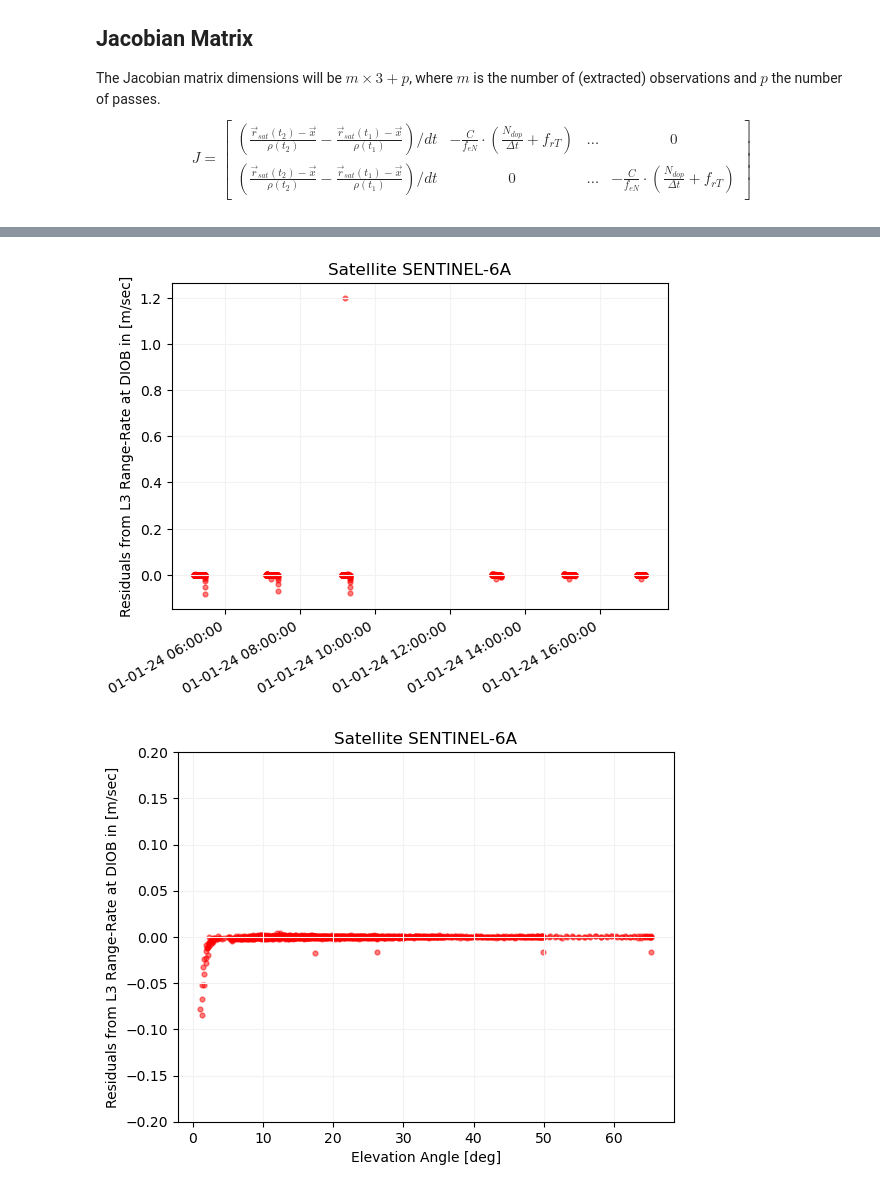
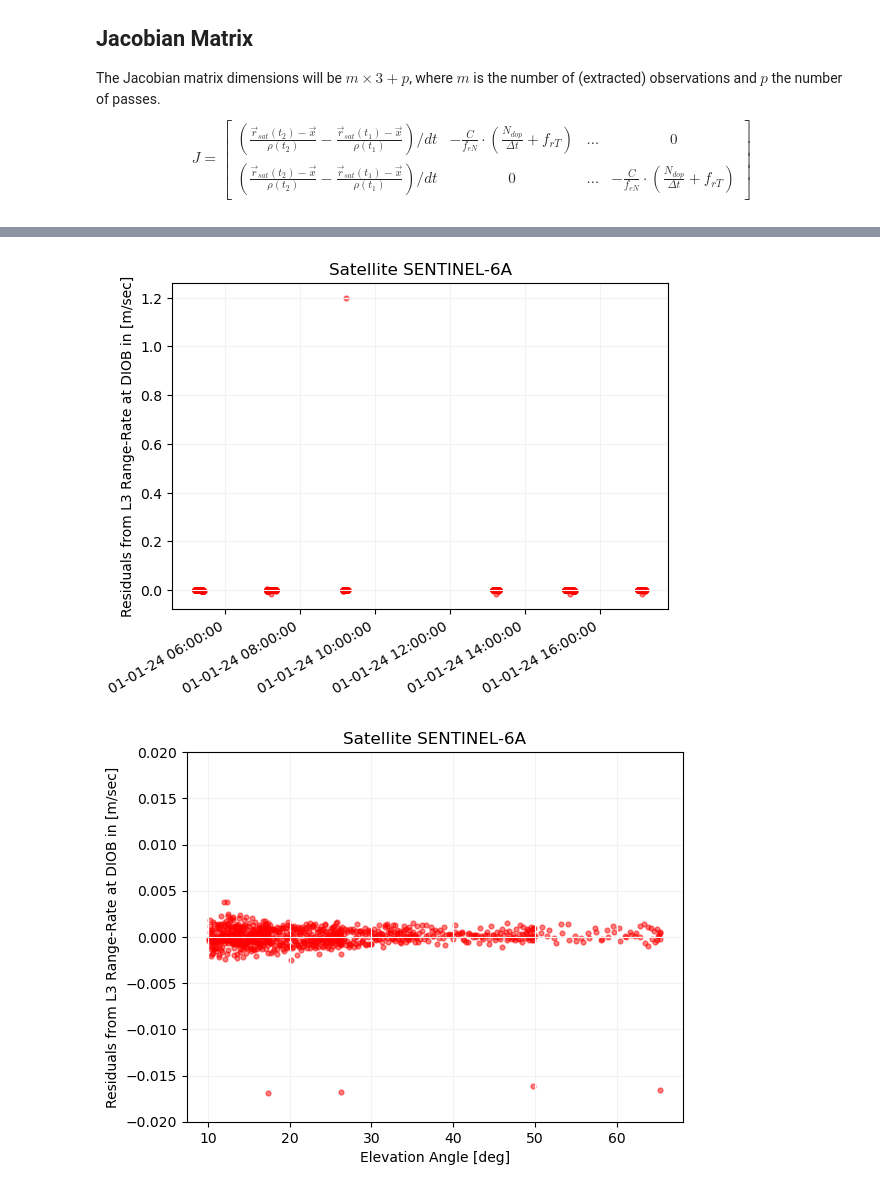
Before and after one commit to DSOlab/AcademicSoftware, a Jupyter notebook: JupiterLab/doris_days/positioning/doppler_positioning.ipynb, the cells around one changed output, grey strips where cells are left out. Cells and saved outputs as stored; diff of their text form; code cells hidden in the pictures.

```diff
--- a/JupiterLab/doris_days/positioning/doppler_positioning.ipynb
+++ b/JupiterLab/doris_days/positioning/doppler_positioning.ipynb
@@ -74,7 +74,7 @@ rsat_prev = None    # Last satellite position, ECEF [m]
 pass_nr = 0         # current pass index
 
 # globals
-CUTOFF_ANGLE = np.radians(1.) # cut-off angle in [deg]
+CUTOFF_ANGLE = np.radians(10.) # cut-off angle in [deg]
 C = 299792458e0 # speed of light in vacuum, [m/sec]
 
 # nominal transmitting frequencies for selected beacon
@@ -419,14 +419,14 @@ ax.xaxis.set_major_formatter(mdates.DateFormatter("%d-%m-%y %H:%M:%S"))
 plt.gcf().autofmt_xdate()
 plt.show()
 # %% [output]
-[figure, old version]
+[figure, new version]
 # %%
 plt.scatter([np.degrees(d['el']) for d in raw_doppler], dl, alpha=0.5, s=12, c='red')
 plt.grid(color='0.95')
 plt.ylabel(f"Residuals from L3 Range-Rate at {site_name} in [m/sec]")
 plt.xlabel(f"Elevation Angle [deg]")
 plt.title(f"Satellite {rnx.sat_name}")
-plt.ylim(-.2, .2)
+plt.ylim(-.02, .02)
 plt.show()
 # %% [output]
-[figure, old version]
+[figure, new version]
```
Also changed, not shown: parts of 6 cells of this notebook, 1 other file.
